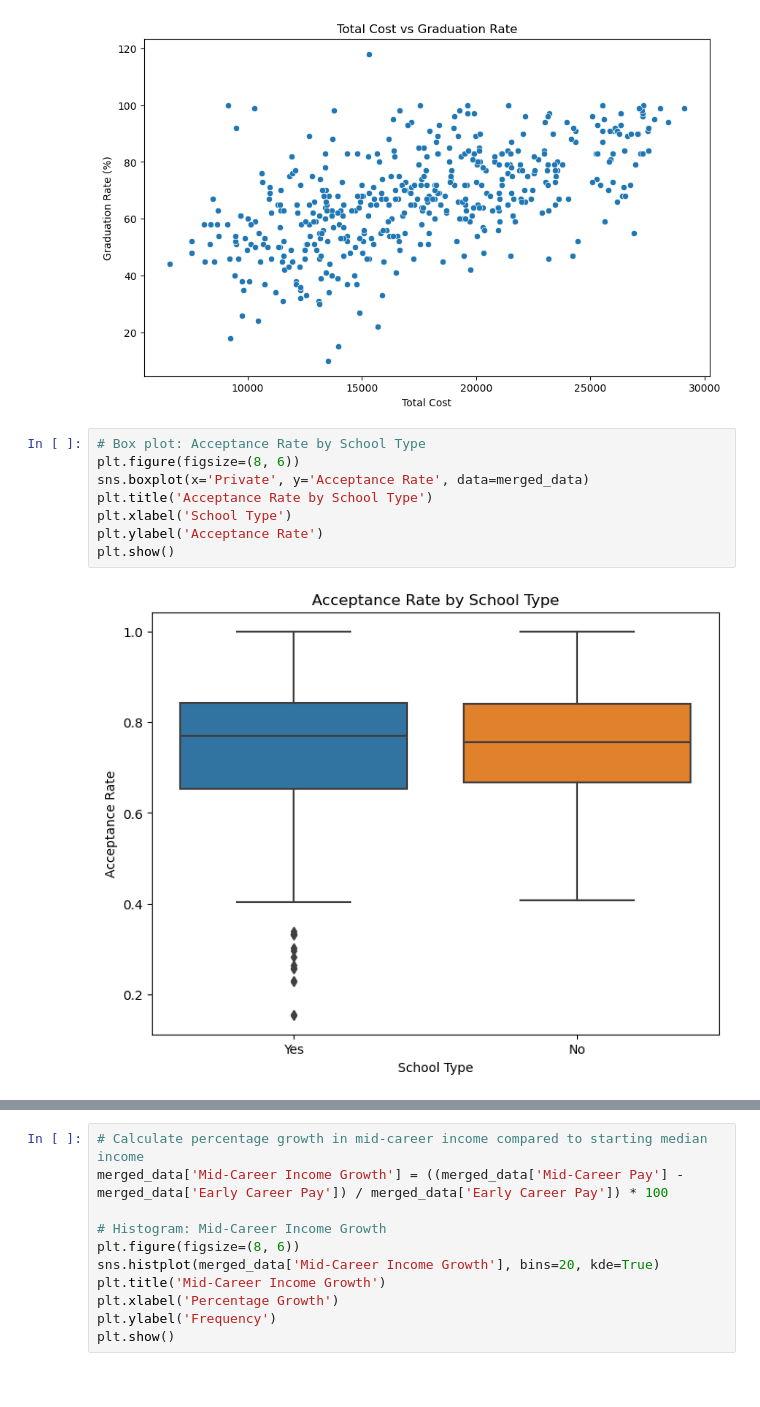
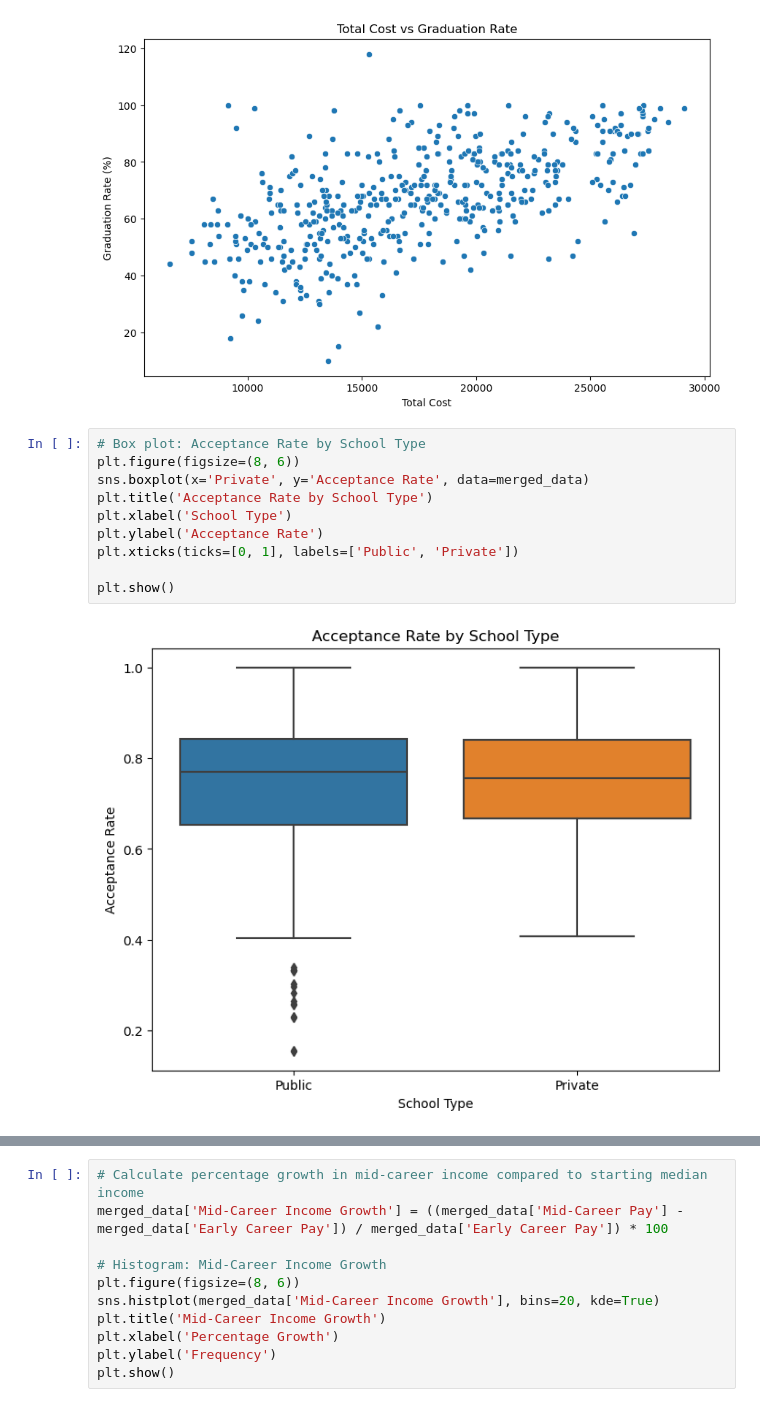
Before and after one commit to sWeeks99/Education_Trends_and_Opportunities, a Jupyter notebook: gulsens_analysis/gulsens_analysis.ipynb, the cells around one changed output, grey strips where cells are left out. Drawn from its saved outputs; the diff is of its cells as text.

```diff
--- a/gulsens_analysis/gulsens_analysis.ipynb
+++ b/gulsens_analysis/gulsens_analysis.ipynb
@@ -208,13 +210,15 @@ plt.show()
 # %%
 # Box plot: Acceptance Rate by School Type
 plt.figure(figsize=(8, 6))
 sns.boxplot(x='Private', y='Acceptance Rate', data=merged_data)
 plt.title('Acceptance Rate by School Type')
 plt.xlabel('School Type')
 plt.ylabel('Acceptance Rate')
+plt.xticks(ticks=[0, 1], labels=['Public', 'Private'])
+
 plt.show()
 # %% [output]
-[figure, old version]
+[figure, new version]
 # %%
 # Box plot: Graduation Rate by School Type
 plt.figure(figsize=(8, 6))
```
Also changed, not shown: parts of 9 cells of this notebook.
